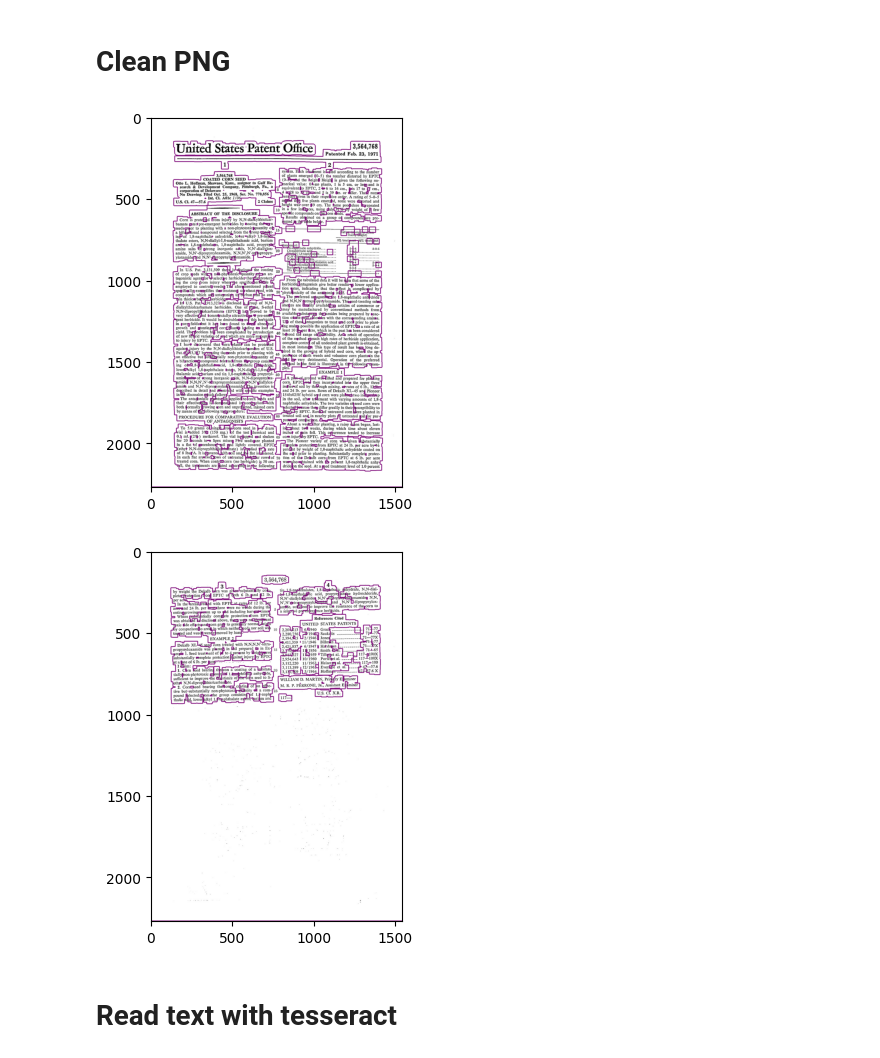
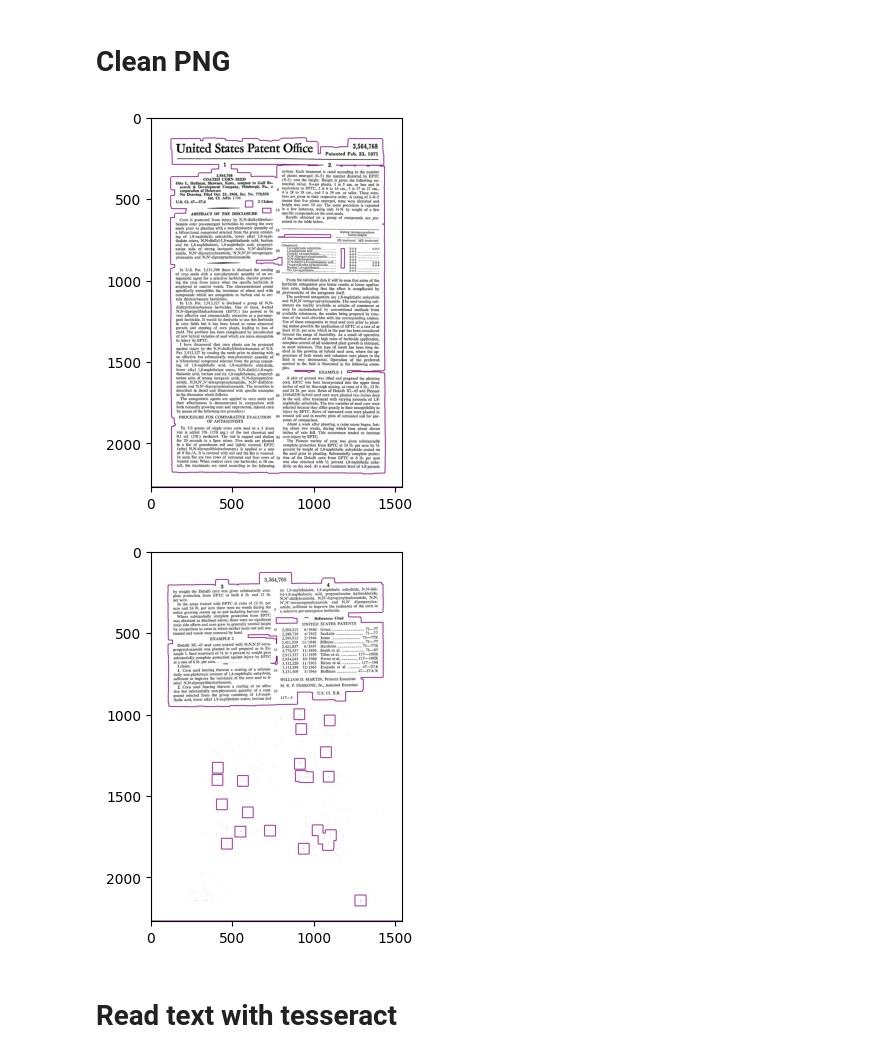
Before and after one commit to lds217/OCR, a Jupyter notebook: OCR.ipynb, the cells around one changed output. Cells and saved outputs as stored; diff of their text form; code cells hidden in the pictures.

```diff
--- a/OCR.ipynb
+++ b/OCR.ipynb
@@ -22,37 +22,37 @@ import matplotlib.pyplot as plt
 import numpy as np
 a = 0
 folder_path = 'data/converted'
 for index, filename in enumerate(os.listdir(folder_path)):
     image_path = os.path.join(folder_path, filename)
     img = cv2.imread(image_path)
 
     img_ = 255 - img      # Reversing scales of RGB image
     img_[img_ < 128] = 0   # Removing pixel with low brightness
 
 
     # Remove Lines from our image
-    kernel = np.ones((3, 3), np.uint8)
+    kernel = np.ones((2, 2), np.uint8)
     img_erosion = cv2.erode(img_, kernel, iterations=1)
 
     # grouping Elements which are near
-    kernel = np.ones((5, 5), np.uint8)
+    kernel = np.ones((9, 9), np.uint8)
     img_dilation = cv2.dilate(img_erosion, kernel, iterations=8)
 
     gray = cv2.cvtColor(img_dilation, cv2.COLOR_BGR2GRAY)
     thresh = cv2.threshold(gray, 0, 255, cv2.THRESH_BINARY_INV | cv2.THRESH_OTSU)[1]
     contours, hierarchy = cv2.findContours(thresh, cv2.RETR_TREE, cv2.CHAIN_APPROX_SIMPLE)
 
     cv2.drawContours(img, contours, -1, (127, 12, 123), 3)
     cv2.imwrite('data/convertedprocess/page'+ str(a) +'.jpg', img)
     a+=1
     plt.figure()
     plt.imshow(img)
 
 
 plt.show()
 # %% [output]
-[figure, old version]
+[figure, new version]
-[figure, old version]
+[figure, new version]
 # %% [markdown]
 # Read text with tesseract
 # %%
```
Also changed, not shown: parts of 2 cells of this notebook, 4 other files.
